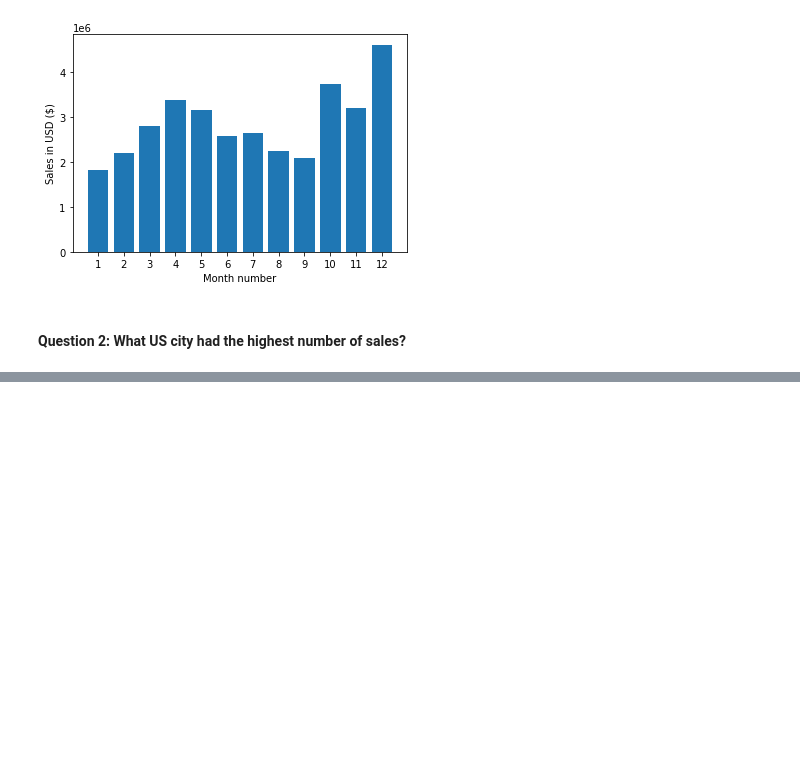
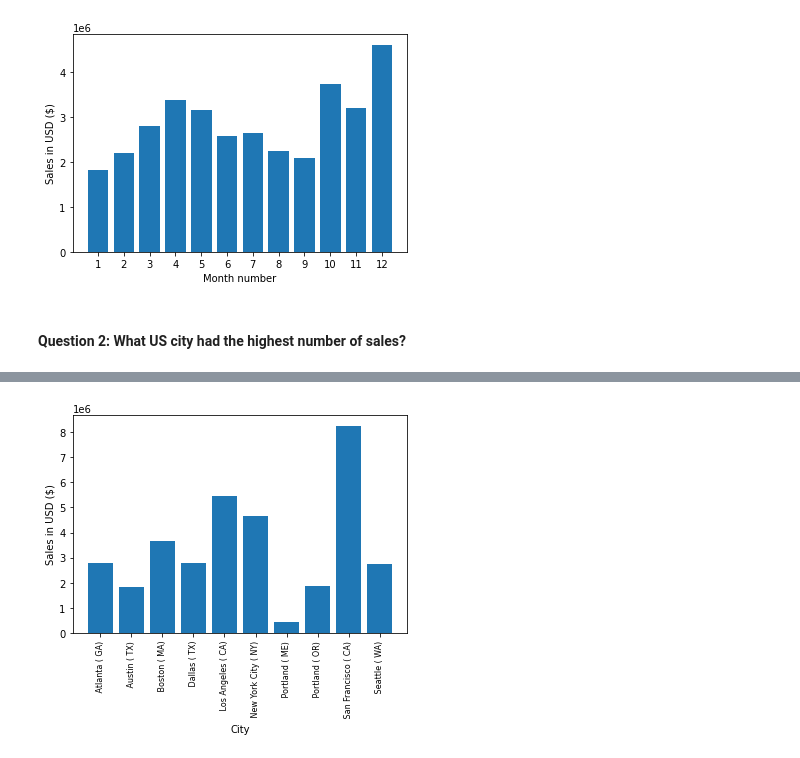
Before and after one commit to tunprimus/data_science_n_analytics, a Jupyter notebook: Solving-real-world-data-science-tasks-with-Python-Pandas/my-sales-analysis.ipynb, the cells around one changed output, grey strips where cells are left out. Drawn from its saved outputs; the diff is of its cells as text; code cells hidden in the pictures; blank space fills up the shorter version.

```diff
--- a/Solving-real-world-data-science-tasks-with-Python-Pandas/my-sales-analysis.ipynb
+++ b/Solving-real-world-data-science-tasks-with-Python-Pandas/my-sales-analysis.ipynb
@@ -98,0 +103,30 @@ all_data.head()
+# %%
+"""
+    Alternative using regular expression grouping
+    df_address = all_data[re.match(r"(.+), (.+), (.+)", all_data["Purchase Address"].to_string())]
+"""
+
+# Use the .apply() method
+address_column = all_data["Purchase Address"]
+
+def get_city(address):
+    return address.split(",")[1]"
+
+def get_state_code_with_postal_code(address):
+    return address.split(",")[2]
+
+def get_state_code(address):
+    return address.split(",")[2][0:3]
+
+def get_city_with_state_code(address):
+    return f"{get_city(address)} ({get_state_code(address)})"
+
+all_data["City"] = address_column.apply(lambda x: get_city(x))
+
+all_data["City_n_State_Code"] = address_column.apply(lambda x: get_city_with_state_code(x))
+
+all_data["State_Code"] = address_column.apply(lambda x: get_state_code(x))
+
+all_data["State_n_Postal_Code"] = address_column.apply(lambda x: get_state_code_with_postal_code(x))
+
+all_data.head()
@@ -142,4 +175,4 @@ city_name =
 # %%
-# sales_by_city = all_data.groupby("Month").sum()["Sales"]
+sales_by_city = all_data.groupby("City_n_State_Code").sum()["Sales"]
 
-# sales_by_city
+sales_by_city
@@ -145,0 +192,10 @@ city_name =
+# %%
+cities = [city for city, df in all_data.groupby("City_n_State_Code")]
+
+plt.bar(cities, sales_by_city)
+plt.ylabel("Sales in USD ($)")
+plt.xlabel("City")
+plt.xticks(cities, rotation="vertical", size=8)
+plt.show()
+# %% [output]
+[figure, added]
```
Also changed, not shown: parts of 11 cells of this notebook.
